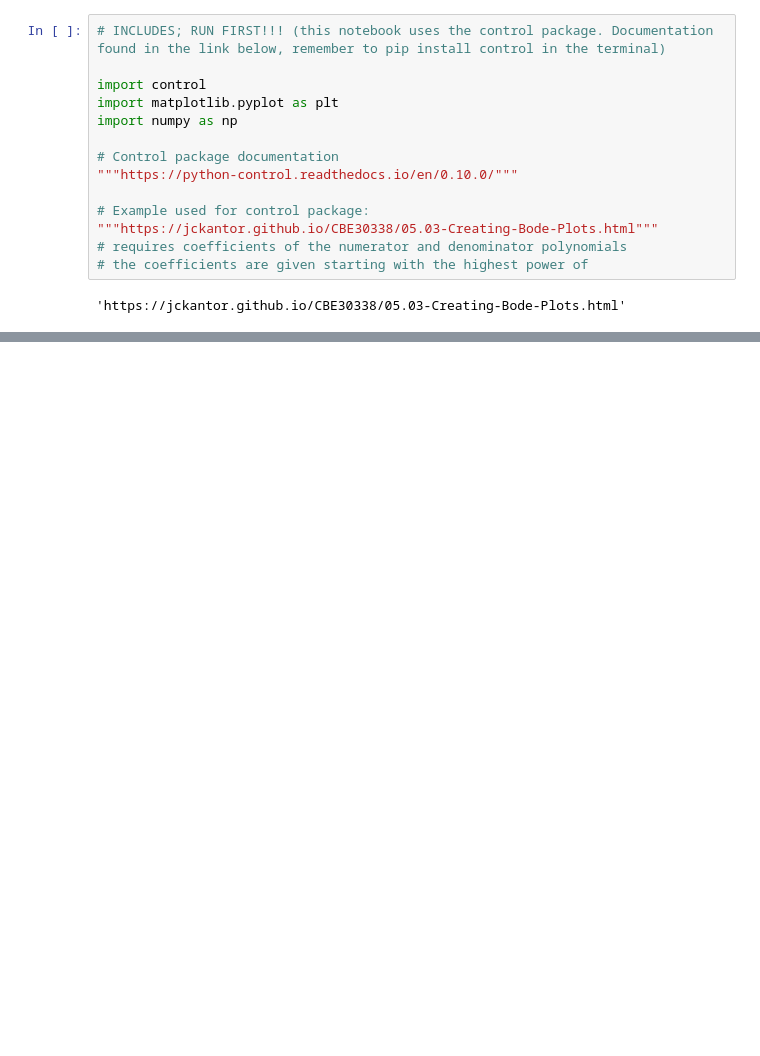
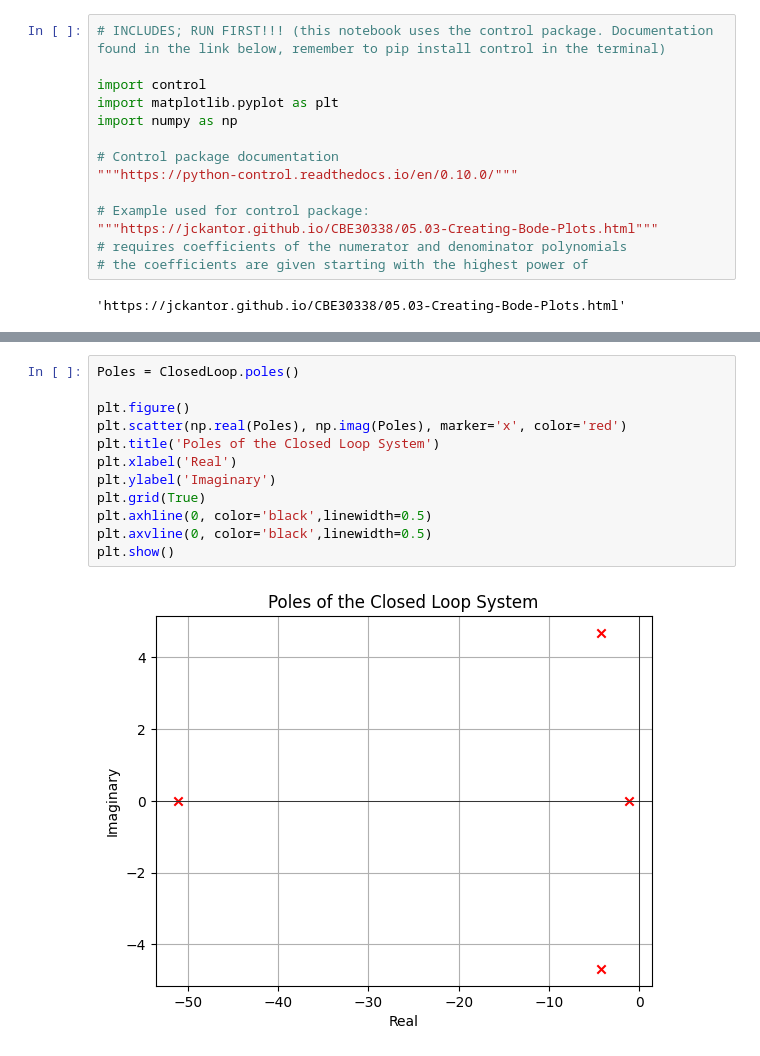
Before and after one commit to VargFo/TET4180_PSDynamicsAndControl_Notebooks, a Jupyter notebook: BodePlots.ipynb, the cells around one changed output, grey strips where cells are left out. Saved outputs shown, nothing was run; the diff lists cells and outputs as text; blank space fills up the shorter version.

```diff
--- a/BodePlots.ipynb
+++ b/BodePlots.ipynb
@@ -162,0 +221,14 @@ Outputs (1): ['y[0]']
+# %%
+Poles = ClosedLoop.poles()
+
+plt.figure()
+plt.scatter(np.real(Poles), np.imag(Poles), marker='x', color='red')
+plt.title('Poles of the Closed Loop System')
+plt.xlabel('Real')
+plt.ylabel('Imaginary')
+plt.grid(True)
+plt.axhline(0, color='black',linewidth=0.5)
+plt.axvline(0, color='black',linewidth=0.5)
+plt.show()
+# %% [output]
+[figure, added]
```
Also changed, not shown: parts of 8 cells of this notebook, 1 other file.
